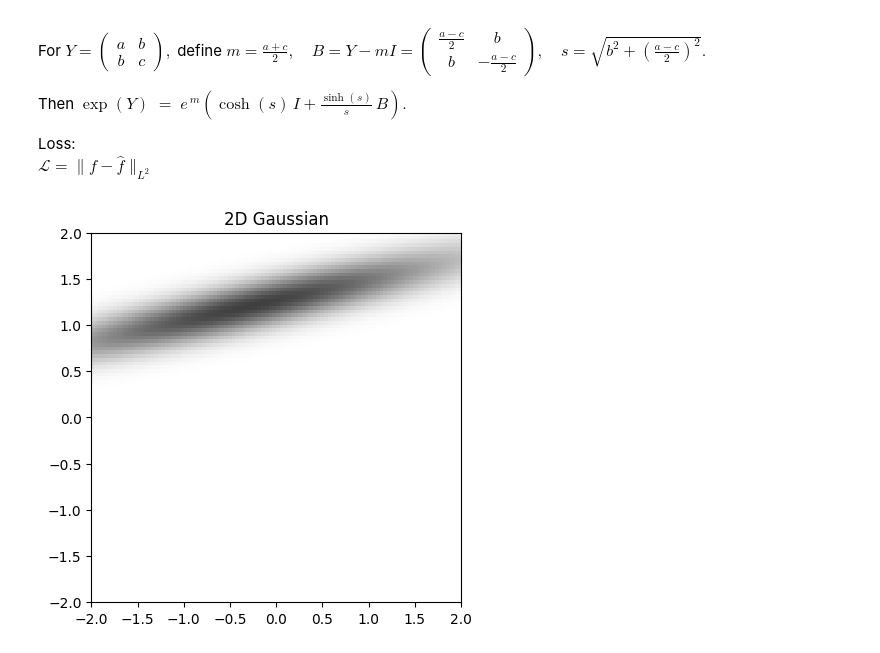
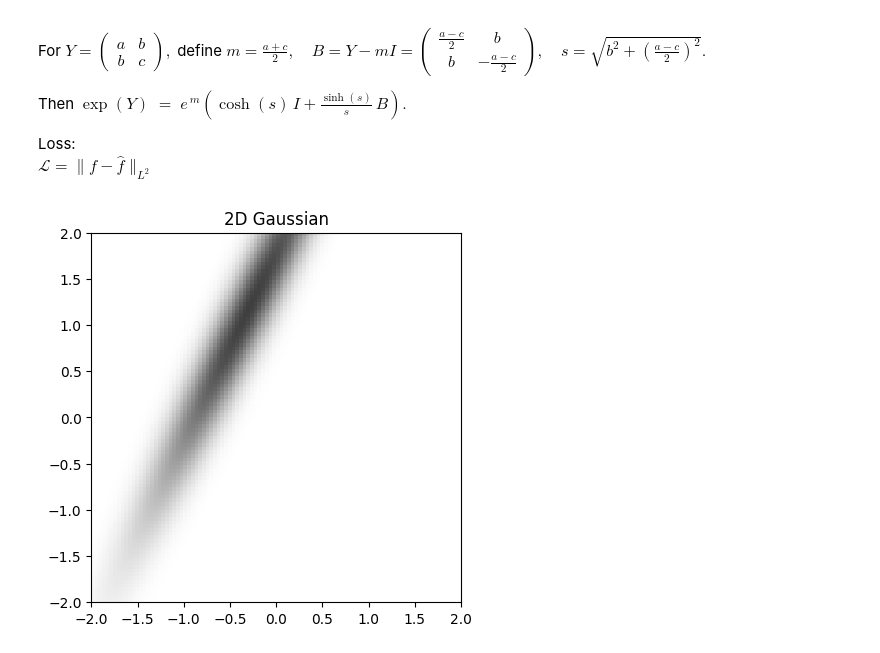
Before and after one commit to SuperVK/sparse-image-repr-bep, a Jupyter notebook: project.ipynb, the cells around one changed output. Cells and saved outputs as stored; diff of their text form; code cells hidden in the pictures.

```diff
--- a/project.ipynb
+++ b/project.ipynb
@@ -75,10 +75,7 @@ def exp_SO(theta: torch.Tensor) -> torch.Tensor:
                          torch.stack([torch.sin(theta), torch.cos(theta)])]).permute(2, 0, 1)
 
 # Map exp of 2x2 symmetric matrix to explicit
-def exp_SNM(A: torch.Tensor) -> torch.Tensor:
-    a, b = A[..., 0, 0], A[..., 0, 1]
-    c = A[..., 1, 1]
-
+def exp_SNM(a: torch.Tensor, b: torch.Tensor, c: torch.Tensor) -> torch.Tensor:
     m = 0.5 * (a + c)
 
     # Define B = A - mI
@@ -88,14 +85,13 @@ def exp_SNM(A: torch.Tensor) -> torch.Tensor:
     B11 = -0.5 * (a - c)
 
     # Compute s = sqrt(b^2 + ((a-c)/2)^2)
-    eps = 1e-8 # counteract floating point inprecision
     s = torch.sqrt(b**2 + (0.5 * (a - c))**2)
 
     # Handle s=0 case with safe division
     sinhc = torch.where(s > 1e-12, torch.sinh(s) / s, torch.ones_like(s))
 
     # exp(A) = exp(m) * (cosh(s) * I + (sinh(s)/s) * B)
-    expm = torch.zeros_like(A)
+    expm = torch.zeros(m.shape + (2, 2), dtype=m.dtype, device=a.device)
     expm[..., 0, 0] = torch.cosh(s) + sinhc * B00
     expm[..., 0, 1] = sinhc * B01
     expm[..., 1, 0] = sinhc * B10
@@ -128,34 +124,32 @@ def f_hat(w: torch.Tensor, y: torch.Tensor) -> torch.Tensor:
 # %%
 
 # plot 2D image of gaussian function
 
 import matplotlib.pyplot as plt
 
 # Create a grid of points
 xv, yv = np.meshgrid(np.linspace(-2, 2, 100), np.linspace(-2, 2, 100))
 points = np.stack([xv, yv], axis=-1)  # shape (100, 100, 2)
 
 x = torch.tensor([-0.2805,1.2112])
 # 1.1102,  0.7595, -0.3787, -1.3284,  0.3944, -0.2805,  1.2112
 
 a = torch.tensor([0.7595])
 b = torch.tensor([-0.3787])
 c = torch.tensor([-1.3284])
-theta = torch.tensor([0.3944])
-
-Y = torch.tensor([[a, b], [b, c]], dtype=torch.float)
+theta = torch.tensor([1.2944])
 
 # Evaluate gaussian at each point
 gauss_img = np.zeros((100, 100))
 for i in range(100):
 	for j in range(100):
-		gauss_img[i, j] = torch.sigmoid(torch.tensor(1.1102))*group_action_func(x, exp_SO(theta) @ exp_SNM(Y), torch.tensor([points[i, j]], dtype=torch.float), gaussian)
+		gauss_img[i, j] = torch.sigmoid(torch.tensor(1.1102))*group_action_func(x, exp_SO(theta) @ exp_SNM(a,b,c), torch.tensor([points[i, j]], dtype=torch.float), gaussian)
 
 plt.title("2D Gaussian")
 plt.imshow(1 - gauss_img, extent=[-2, 2, -2, 2], origin='lower', cmap='gray', vmin=0, vmax=1)
 plt.show()
 # %% [output]
-[figure, old version]
+[figure, new version]
 # %%
 
 torch.autograd.set_detect_anomaly(False)
```
Also changed, not shown: parts of 8 cells of this notebook.
